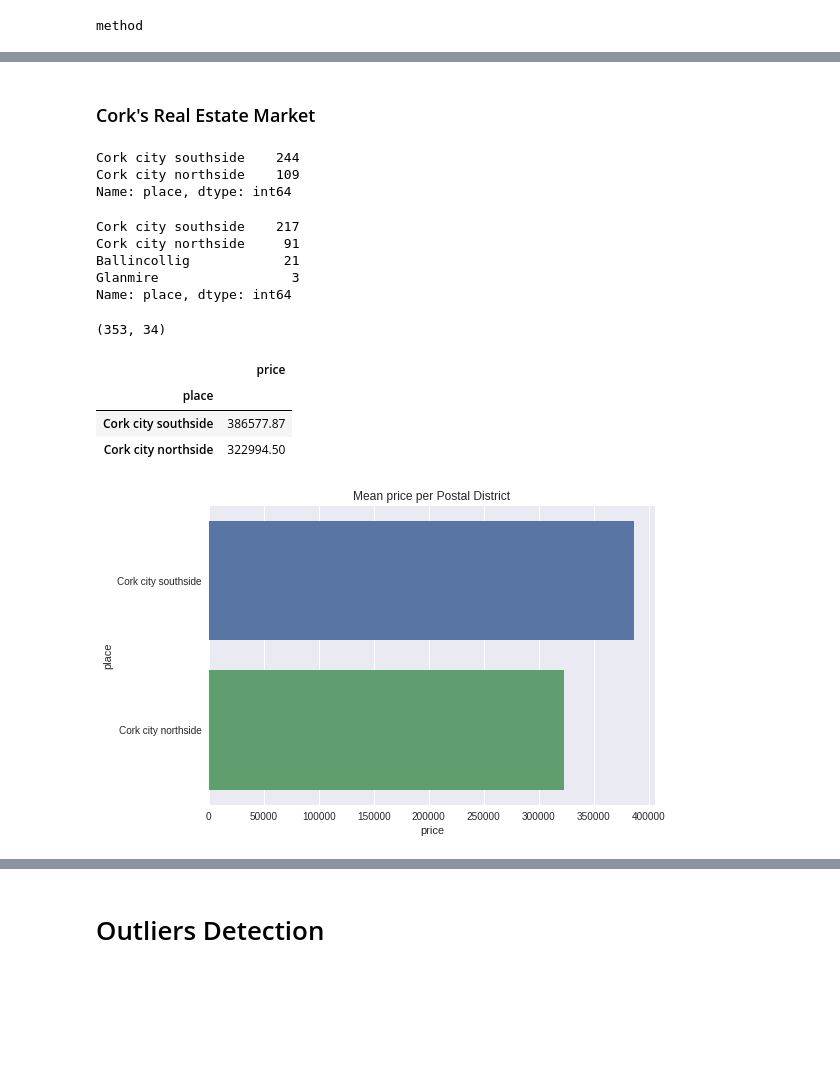
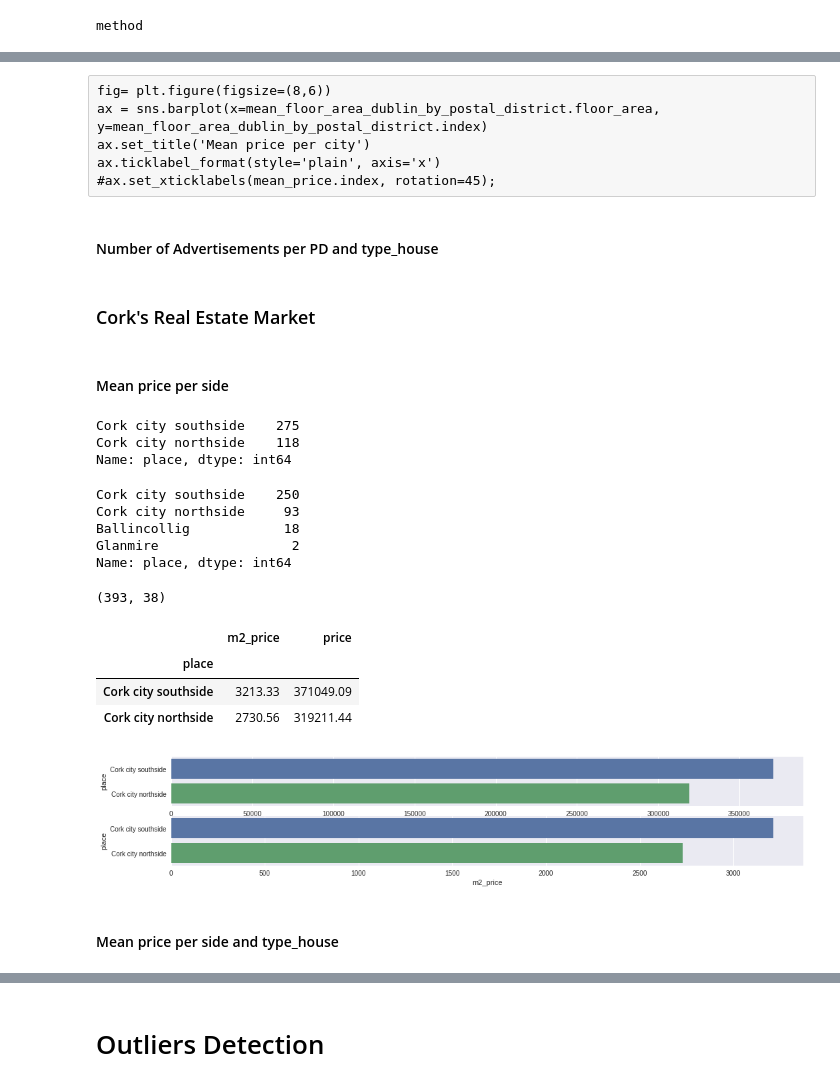
Before and after one commit to javiicc/Identifying_Potential_Investment_Opportunities_In_The_Irish_Real_Estate_Market_Using_MachineLearning, a Jupyter notebook: Data_Analysis.ipynb, the cells around one changed output, grey strips where cells are left out. Saved outputs shown, nothing was run; the diff lists cells and outputs as text; code cells hidden in the pictures; blank space fills up the shorter version.

```diff
--- a/Data_Analysis.ipynb
+++ b/Data_Analysis.ipynb
@@ -157,0 +135,11 @@ sale_data_post_geosp.loc[ix_to_change_cork, 'cities'] = 'Cork'
+# %%
+print(sale.shape)
+# New column from `place`
+sale['cities'] = sale.place.copy()
+print(sale.shape)
+# Index from ads to change
+ix_to_change_dublin = sale.cities.dropna()[sale.cities.dropna().str.contains('Dublin')].index
+ix_to_change_cork = sale.cities.dropna()[sale.cities.dropna().str.contains('Cork')].index
+# Change them
+sale.loc[ix_to_change_dublin, 'cities'] = 'Dublin'
+sale.loc[ix_to_change_cork, 'cities'] = 'Cork'
@@ -304,0 +201,2 @@ mean_m2_per_city_by_type_house.unstack().plot(kind='bar', stacked=False);
+# %%
+sale['m2_price'] = sale.price / sale.floor_area
@@ -511,40 +489,57 @@ ax.ticklabel_format(style='plain', axis='x')
+# %% [raw]
+fig= plt.figure(figsize=(8,6))
+ax = sns.barplot(x=mean_floor_area_dublin_by_postal_district.floor_area, y=mean_floor_area_dublin_by_postal_district.index)
+ax.set_title('Mean price per city')
+ax.ticklabel_format(style='plain', axis='x')
+#ax.set_xticklabels(mean_price.index, rotation=45);
+# %% [markdown]
+#### Number of Advertisements per PD and type_house
 # %% [markdown]
 ### Cork's Real Estate Market
+# %% [markdown]
+#### Mean price per side
 # %%
-sale_data_post_geosp.dropna(subset=['place']).loc[sale_data_post_geosp.place.dropna().str.contains('Cork'), 'place'].value_counts()
+sale.dropna(subset=['place']).loc[sale.place.dropna().str.contains('Cork'), 'place'].value_counts()
 # %% [output]
-Cork city southside    244
-Cork city northside    109
+Cork city southside    275
+Cork city northside    118
 Name: place, dtype: int64
 # %%
-sale_data_post_geosp.dropna(subset=['city']).loc[sale_data_post_geosp.city.dropna().str.contains('Cork'), 'place'].value_counts()
+sale.dropna(subset=['city']).loc[sale.city.dropna().str.contains('Cork'), 'place'].value_counts()
 # %% [output]
-Cork city southside    217
-Cork city northside     91
-Ballincollig            21
-Glanmire                 3
+Cork city southside    250
+Cork city northside     93
+Ballincollig            18
+Glanmire                 2
 Name: place, dtype: int64
 # %%
-sale_data_cork = sale_data_post_geosp.dropna(subset=['place']).loc[sale_data_post_geosp.place.dropna().str.contains('Cork')]
-sale_data_cork.shape
+sale_cork = sale.dropna(subset=['place']).loc[sale.place.dropna().str.contains('Cork')]
+sale_cork.shape
 # %% [output]
-(353, 34)
+(393, 38)
 # %%
-mean_price_cork_by_side = pd.pivot_table(data=sale_data_cork, index='place', values='price', aggfunc='mean').sort_values(by='price', ascending=False)
+mean_price_cork_by_side = pd.pivot_table(data=sale_cork, index='place', values=['price', 'm2_price'], aggfunc='mean').sort_values(by='price', ascending=False)
 mean_price_cork_by_side
 # %% [output]
-|  | price |
-| place |  |
-| Cork city southside | 386577.87 |
-| Cork city northside | 322994.50 |
+|  | m2_price | price |
+| place |  |  |
+| Cork city southside | 3213.33 | 371049.09 |
+| Cork city northside | 2730.56 | 319211.44 |
 # %%
 data = mean_price_cork_by_side
 
-#fig= plt.figure(figsize=(8,10))
-ax = sns.barplot(x=data.price, y=data.index, data=data)
-ax.set_title('Mean price per Postal District');
-ax.ticklabel_format(style='plain', axis='x');
+fig, axs = plt.subplots(2, 1, figsize=(17, 3))
+
+axs = sns.barplot(x=data.price, y=data.index, data=data, ax=axs[0])
+#axs.set_title('Mean price per Postal District');
+axs.ticklabel_format(style='plain', axis='x');
 #ax.set_xticklabels(mean_price.index, rotation=45);
+
+axs = sns.barplot(x=data.m2_price, y=data.index, data=data)
+#axs.set_title('Mean price per Postal District');
+axs.ticklabel_format(style='plain', axis='x');
 # %% [output]
-[figure, old version]
+[figure, new version]
+# %% [markdown]
+#### Mean price per side and type_house
 # %%
```
Also changed, not shown: parts of 84 cells of this notebook.
